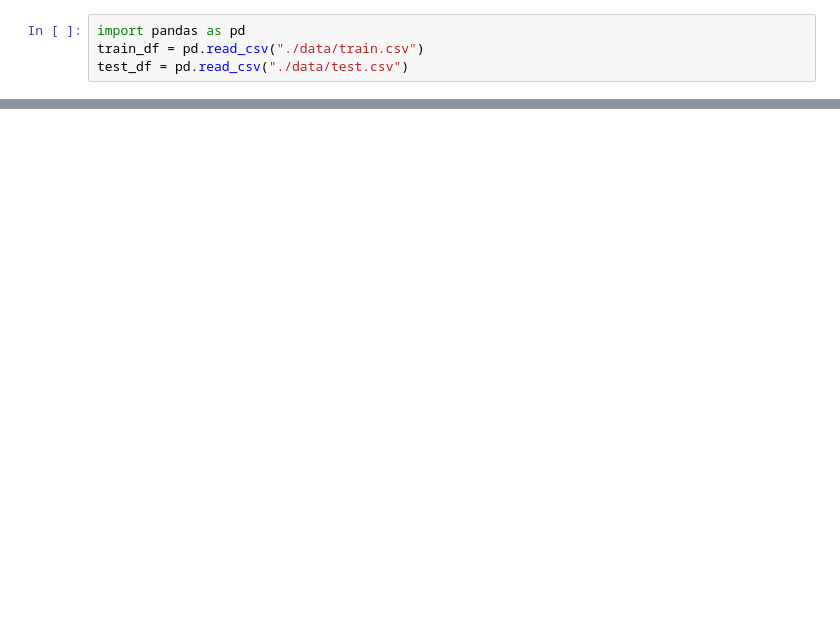
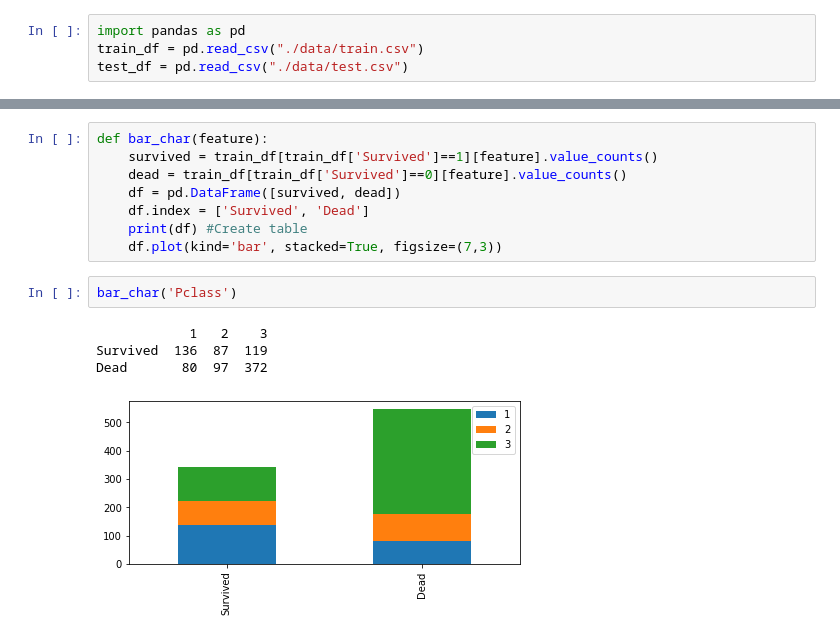
Before and after one commit to mrlee0708/kaggle-titanic, a Jupyter notebook: titanic-miran.ipynb, the cells around one changed output, grey strips where cells are left out. Cells and saved outputs as stored; diff of their text form; blank space fills up the shorter version.

```diff
--- a/titanic-miran.ipynb
+++ b/titanic-miran.ipynb
@@ -16,0 +56,15 @@ train_df.head() #Preview
+# %%
+def bar_char(feature):
+    survived = train_df[train_df['Survived']==1][feature].value_counts()
+    dead = train_df[train_df['Survived']==0][feature].value_counts()
+    df = pd.DataFrame([survived, dead])
+    df.index = ['Survived', 'Dead']
+    print(df) #Create table
+    df.plot(kind='bar', stacked=True, figsize=(7,3))
+# %%
+bar_char('Pclass')
+# %% [output]
+            1   2    3
+Survived  136  87  119
+Dead       80  97  372
+[figure, added]
```
Also changed, not shown: parts of 9 cells of this notebook.
